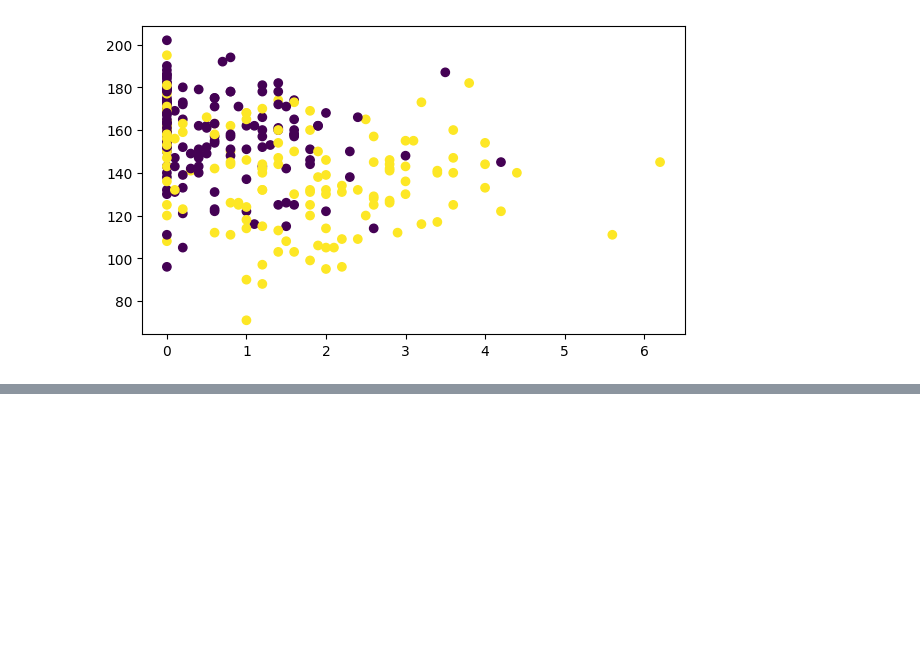
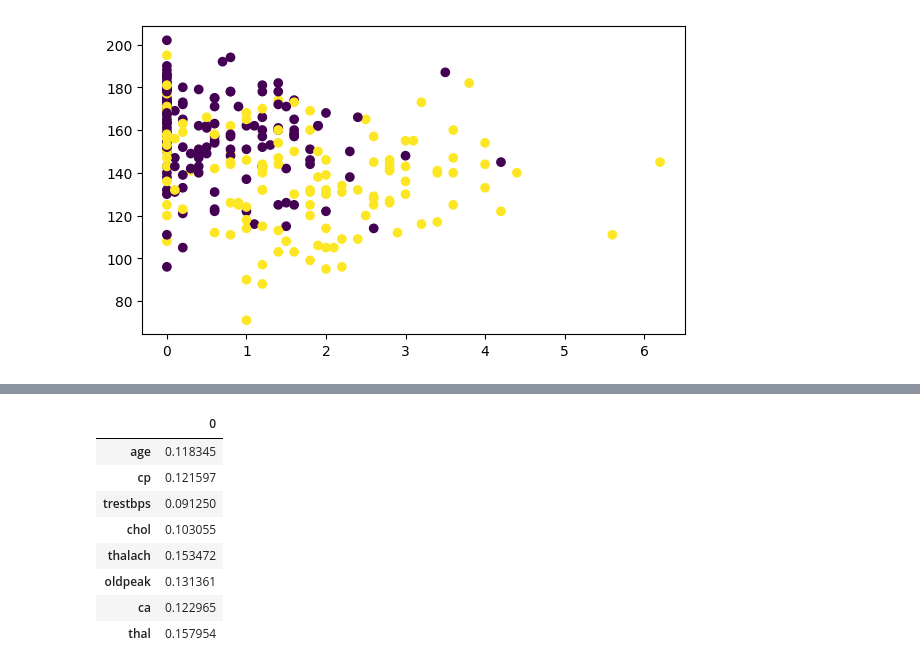
Before and after one commit to Ramseyn77/Heart, a Jupyter notebook: code.ipynb, the cells around one changed output, grey strips where cells are left out. Saved outputs shown, nothing was run; the diff lists cells and outputs as text; code cells hidden in the pictures; blank space fills up the shorter version.

```diff
--- a/code.ipynb
+++ b/code.ipynb
@@ -124,0 +178,12 @@ plt.scatter(df['oldpeak'],df['thalach'], c=df['condition'])
+# %%
+pd.DataFrame(model.feature_importances_,index=X_train.columns)
+# %% [output]
+|  | 0 |
+| age | 0.118345 |
+| cp | 0.121597 |
+| trestbps | 0.091250 |
+| chol | 0.103055 |
+| thalach | 0.153472 |
+| oldpeak | 0.131361 |
+| ca | 0.122965 |
+| thal | 0.157954 |
```
Also changed, not shown: parts of 4 cells of this notebook, 1 other file.
